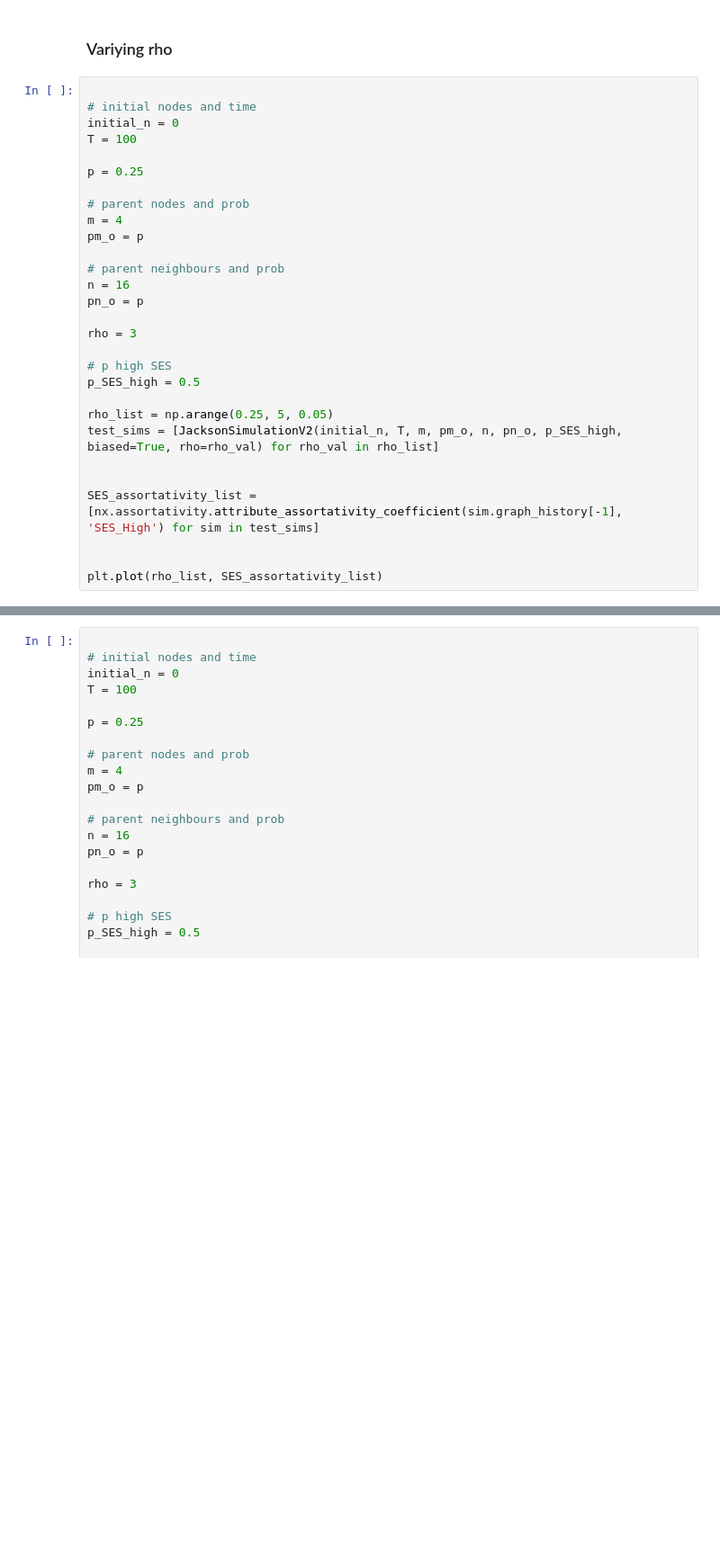
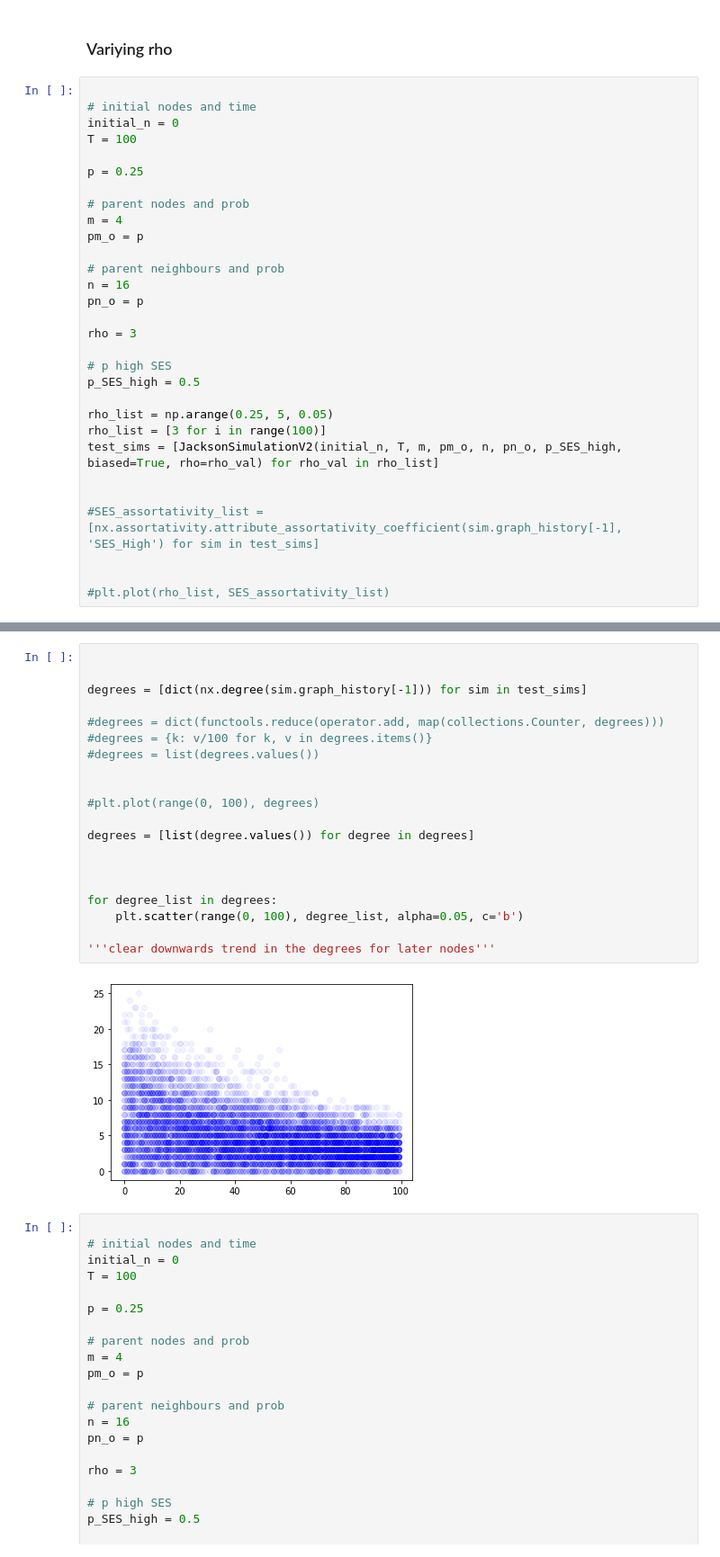
Before and after one commit to RassssD/Diss-model, a Jupyter notebook: Diss_model.ipynb, the cells around one changed output, grey strips where cells are left out. Shown at 90% size. Cells and saved outputs as stored; diff of their text form; blank space fills up the shorter version.

```diff
--- a/Diss_model.ipynb
+++ b/Diss_model.ipynb
@@ -680,10 +681,11 @@ rho = 3
 p_SES_high = 0.5
 
 rho_list = np.arange(0.25, 5, 0.05)
+rho_list = [3 for i in range(100)]
 test_sims = [JacksonSimulationV2(initial_n, T, m, pm_o, n, pn_o, p_SES_high, biased=True, rho=rho_val) for rho_val in rho_list]
 
 
-SES_assortativity_list = [nx.assortativity.attribute_assortativity_coefficient(sim.graph_history[-1], 'SES_High') for sim in test_sims]
+#SES_assortativity_list = [nx.assortativity.attribute_assortativity_coefficient(sim.graph_history[-1], 'SES_High') for sim in test_sims]
 
 
-plt.plot(rho_list, SES_assortativity_list)
+#plt.plot(rho_list, SES_assortativity_list)
@@ -693,3 +692,25 @@ plt.plot(rho_list, SES_assortativity_list)
+# %%
+
+
+degrees = [dict(nx.degree(sim.graph_history[-1])) for sim in test_sims]
+
+#degrees = dict(functools.reduce(operator.add, map(collections.Counter, degrees)))
+#degrees = {k: v/100 for k, v in degrees.items()}
+#degrees = list(degrees.values())
+
+
+#plt.plot(range(0, 100), degrees)
+
+degrees = [list(degree.values()) for degree in degrees]
+
+
+
+for degree_list in degrees:
+    plt.scatter(range(0, 100), degree_list, alpha=0.05, c='b')
+
+'''clear downwards trend in the degrees for later nodes'''
+# %% [output]
+[figure, added]
 # %%
 
 # initial nodes and time
```
Also changed, not shown: parts of 3 cells of this notebook, 1 other file.
